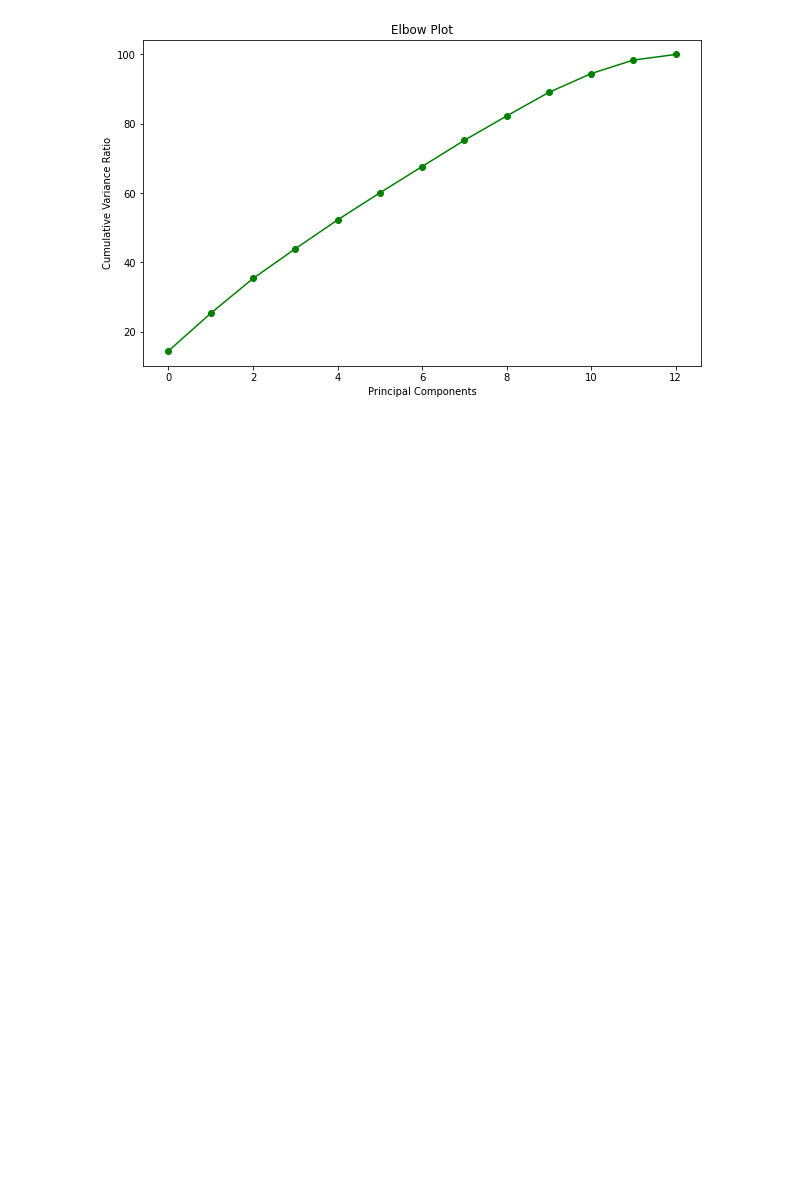
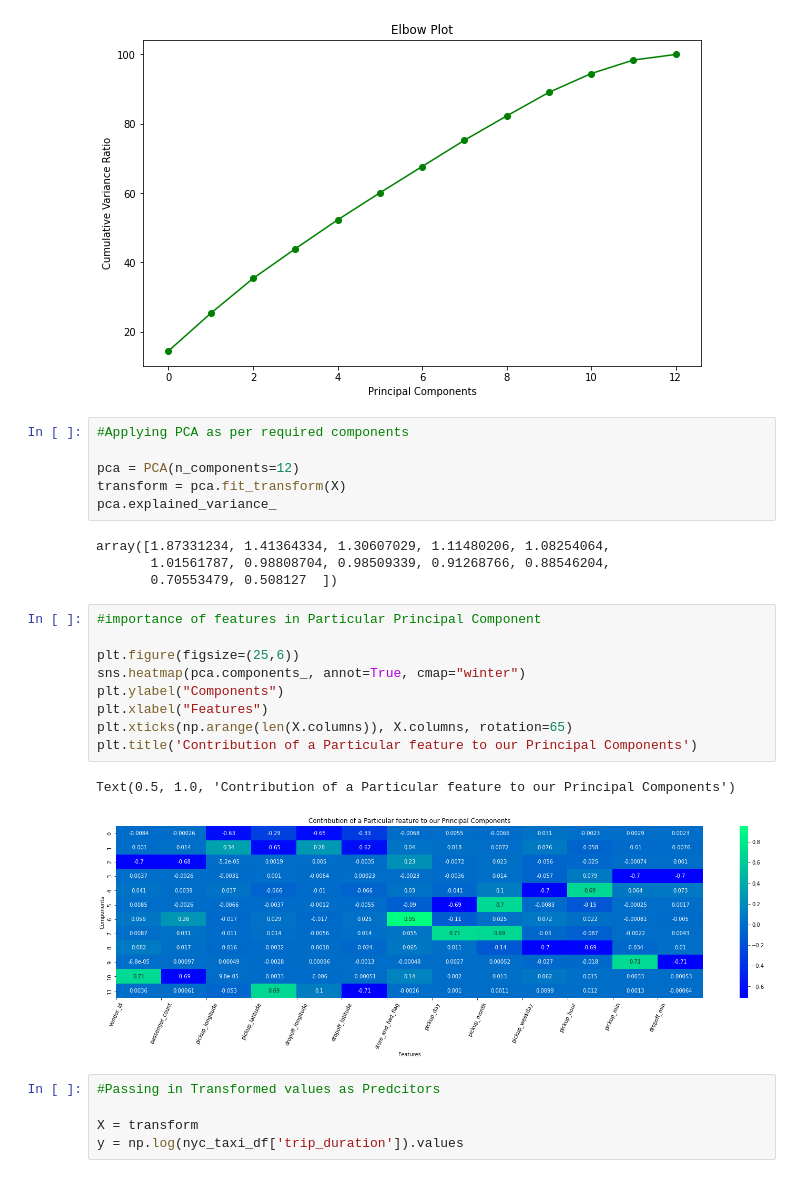
Before and after one commit to Vidhuran-Rajendran/NYC-Taxi-Trip-Time-Prediction, a Jupyter notebook: NYC_Taxi_Trip_Time_Prediction_Capstone_Project.ipynb, the cells around one changed output. Cells and saved outputs as stored; diff of their text form; blank space fills up the shorter version.

```diff
--- a/NYC_Taxi_Trip_Time_Prediction_Capstone_Project.ipynb
+++ b/NYC_Taxi_Trip_Time_Prediction_Capstone_Project.ipynb
@@ -478,3 +478,30 @@ plt.title('Elbow Plot')
 # %% [output]
 Text(0.5, 1.0, 'Elbow Plot')
 [figure]
+# %%
+#Applying PCA as per required components
+
+pca = PCA(n_components=12)
+transform = pca.fit_transform(X)
+pca.explained_variance_
+# %% [output]
+array([1.87331234, 1.41364334, 1.30607029, 1.11480206, 1.08254064,
+       1.01561787, 0.98808704, 0.98509339, 0.91268766, 0.88546204,
+       0.70553479, 0.508127  ])
+# %%
+#importance of features in Particular Principal Component
+
+plt.figure(figsize=(25,6))
+sns.heatmap(pca.components_, annot=True, cmap="winter")
+plt.ylabel("Components")
+plt.xlabel("Features")
+plt.xticks(np.arange(len(X.columns)), X.columns, rotation=65)
+plt.title('Contribution of a Particular feature to our Principal Components')
+# %% [output]
+Text(0.5, 1.0, 'Contribution of a Particular feature to our Principal Components')
+[figure, added]
+# %%
+#Passing in Transformed values as Predcitors
+
+X = transform
+y = np.log(nyc_taxi_df['trip_duration']).values
```
Also changed, not shown: parts of 8 cells of this notebook.
